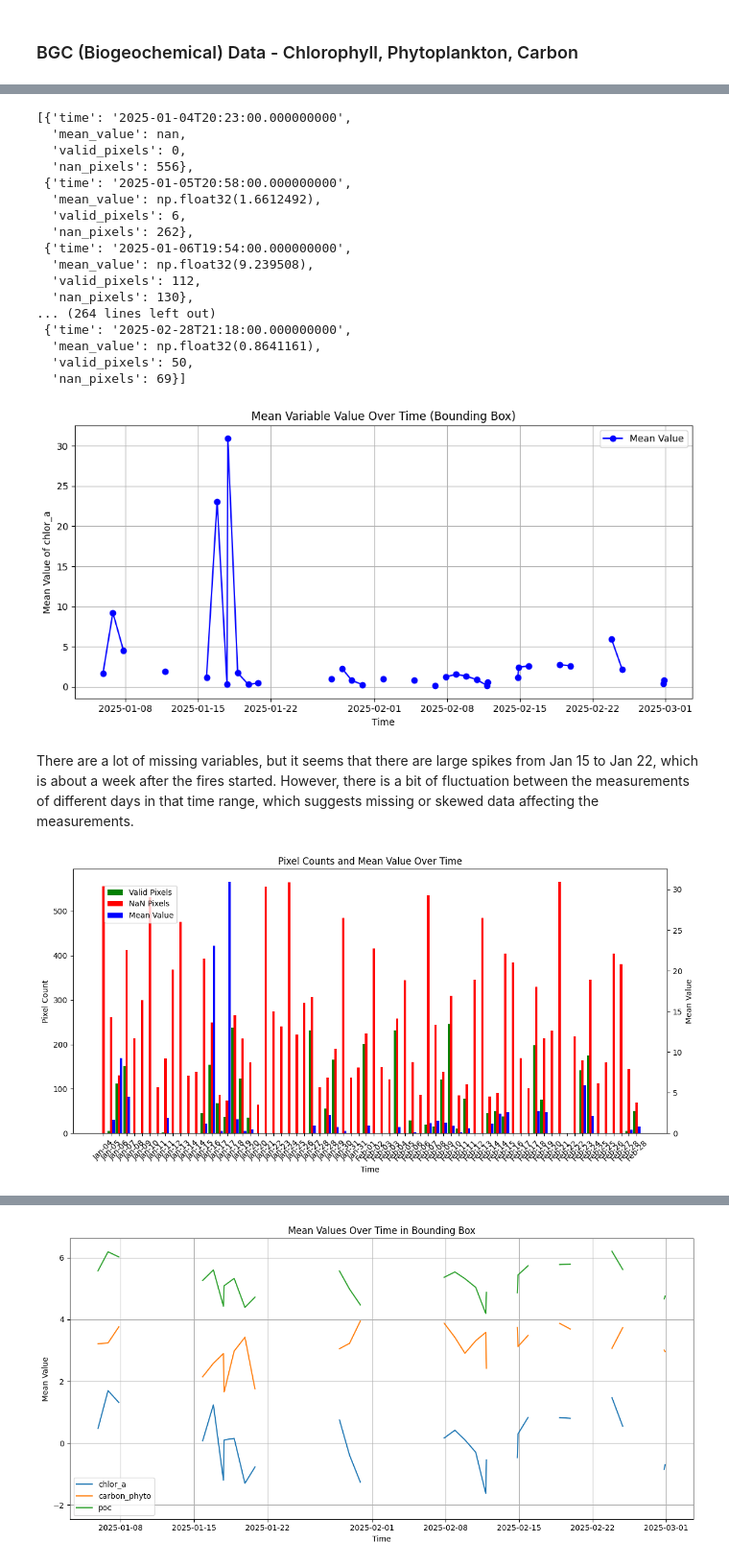
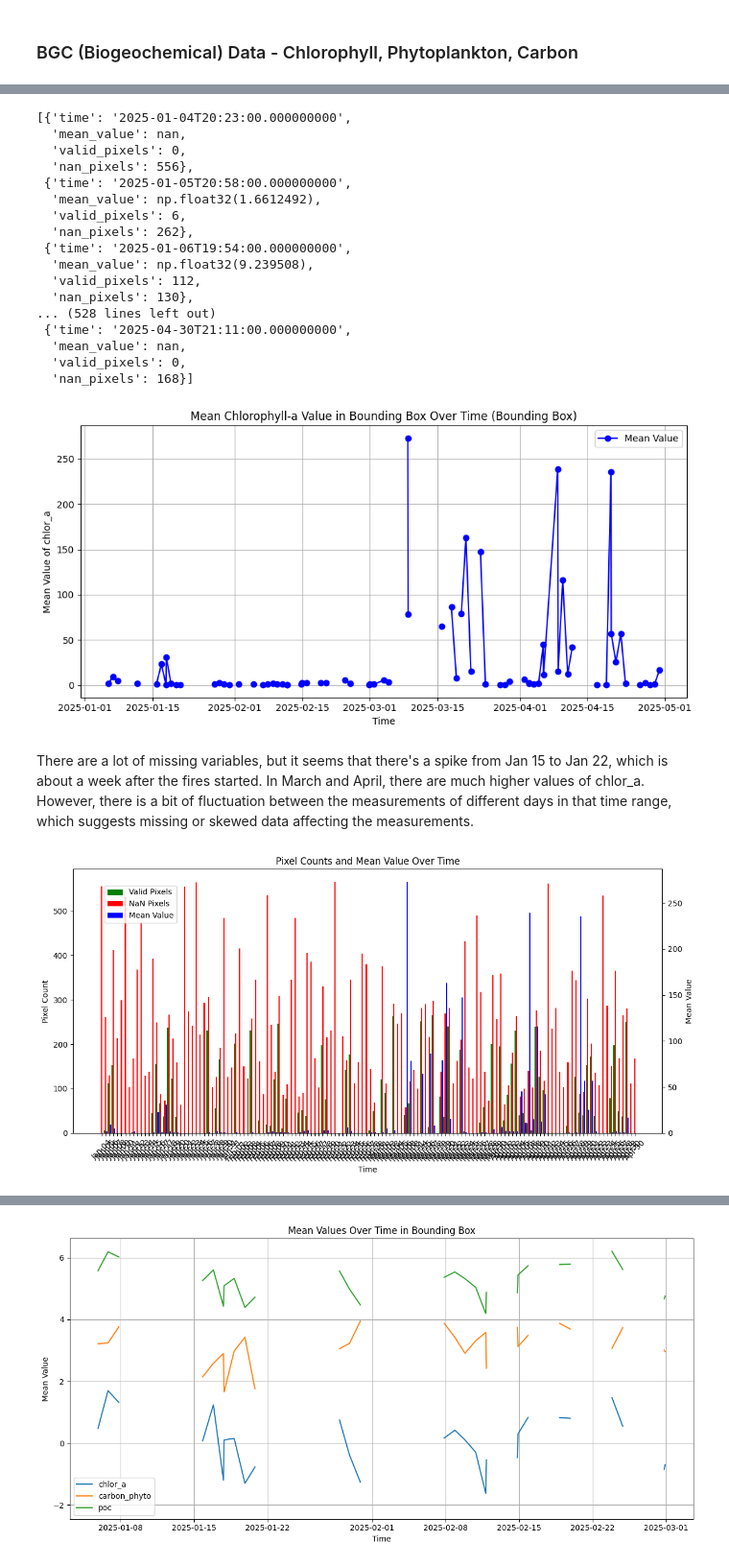
Before and after one commit to katelyn-wang/pace-wildfires, a Jupyter notebook: notebooks/la_fires_analysis.ipynb, the cells around one changed output, grey strips where cells are left out. Shown at 96% size. Saved outputs shown, nothing was run; the diff lists cells and outputs as text; code cells hidden in the pictures.

Commit message:
Downloaded more data from January to May

```diff
--- a/notebooks/la_fires_analysis.ipynb
+++ b/notebooks/la_fires_analysis.ipynb
@@ -142,4 +83,12 @@ def extract_time_from_filename(filename):
 # %%
+def extract_time_from_filename(filename):
+    # Example: '...20240509T1230Z.nc' → datetime object
+    match = re.search(r'(\d{8}T\d{4})', filename)
+    if match:
+        return datetime.strptime(match.group(1), '%Y%m%dT%H%M')
+    else:
+        raise ValueError(f"Timestamp not found in {filename}")
+
 def load_merged_dataset(data_dir, variables_of_interest) -> 'xr.Dataset':
     """
     Loads .nc files from a data directory for an instrument and area of interest
@@ -148,21 +97,26 @@ def load_merged_dataset(data_dir, variables_of_interest) -> 'xr.Dataset':
     """
     datasets = []
     for file_path in data_dir.iterdir():
-        # Open data variables from geophysical group
-        ds_data = xr.open_dataset(file_path, group="geophysical_data")
-        selected_vars = ds_data[variables_of_interest]
+        try:
+            # Open data variables from geophysical group
+            ds_data = xr.open_dataset(file_path, group="geophysical_data")
+            selected_vars = ds_data[variables_of_interest]
 
-        # Open coordinates from navigation group
-        ds_nav = xr.open_dataset(file_path, group="navigation_data")
-        ds_nav = ds_nav.set_coords(("longitude", "latitude"))
+            # Open coordinates from navigation group
+            ds_nav = xr.open_dataset(file_path, group="navigation_data")
+            ds_nav = ds_nav.set_coords(("longitude", "latitude"))
 
-        # Merge variables with coordinates
-        merged = xr.merge([selected_vars, ds_nav.coords])
+            # Merge variables with coordinates
+            merged = xr.merge([selected_vars, ds_nav.coords])
 
-        time_value = extract_time_from_filename(file_path.stem)
-        merged = merged.expand_dims(time=[time_value])
+            time_value = extract_time_from_filename(file_path.stem)
+            merged = merged.expand_dims(time=[time_value])
 
-        datasets.append(merged)
+            datasets.append(merged)
+
+        except Exception as e:
+            print(f"Skipping file {file_path.name}: {e}")
+            continue
 
     min_lines = min(ds.sizes['number_of_lines'] for ds in datasets)
 
@@ -247,33 +208,33 @@ avg_pixel_vals
   'mean_value': np.float32(9.239508),
   'valid_pixels': 112,
   'nan_pixels': 130},
-... (264 lines left out)
- {'time': '2025-02-28T21:18:00.000000000',
-  'mean_value': np.float32(0.8641161),
-  'valid_pixels': 50,
-  'nan_pixels': 69}]
+... (528 lines left out)
+ {'time': '2025-04-30T21:11:00.000000000',
+  'mean_value': nan,
+  'valid_pixels': 0,
+  'nan_pixels': 168}]
 # %%
 df = pd.DataFrame(avg_pixel_vals)
 
 df['time'] = pd.to_datetime(df['time'])
 
 # Sort by time (optional)
 df = df.sort_values('time')
 
 # Plot
 plt.figure(figsize=(10, 5))
 plt.plot(df['time'], df['mean_value'], marker='o', linestyle='-', color='blue', label='Mean Value')
 plt.xlabel('Time')
 plt.ylabel('Mean Value of chlor_a')
-plt.title('Mean Variable Value Over Time (Bounding Box)')
+plt.title('Mean Chlorophyll-a Value in Bounding Box Over Time (Bounding Box)')
 plt.grid(True)
 plt.legend()
 plt.tight_layout()
 plt.show()
 # %% [output]
-[figure, old version]
+[figure, new version]
 # %% [markdown]
-There are a lot of missing variables, but it seems that there are large spikes from Jan 15 to Jan 22, which is about a week after the fires started. However, there is a bit of fluctuation between the measurements of different days in that time range, which suggests missing or skewed data affecting the measurements.
+There are a lot of missing variables, but it seems that there's a spike from Jan 15 to Jan 22, which is about a week after the fires started. In March and April, there are much higher values of chlor_a. However, there is a bit of fluctuation between the measurements of different days in that time range, which suggests missing or skewed data affecting the measurements.
 # %%
 # Set figure and width of bars
 fig, ax1 = plt.subplots(figsize=(12, 6))
@@ -299,4 +260,4 @@ plt.title('Pixel Counts and Mean Value Over Time')
 plt.tight_layout()
 plt.show()
 # %% [output]
-[figure, old version]
+[figure, new version]
```
Also changed, not shown: parts of 9 cells of this notebook.
